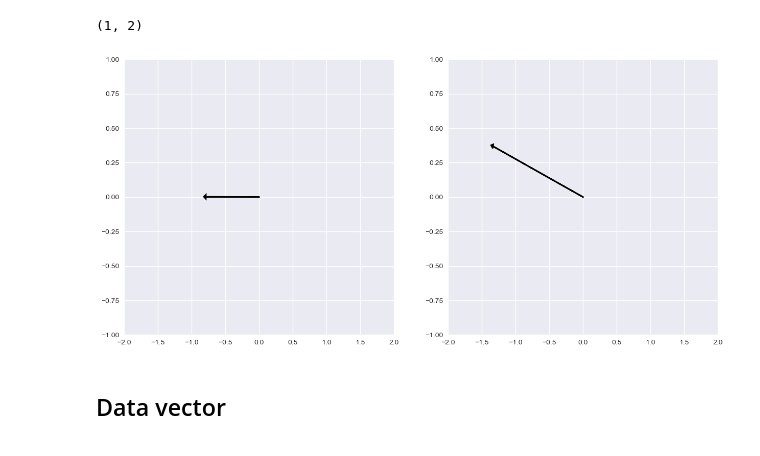
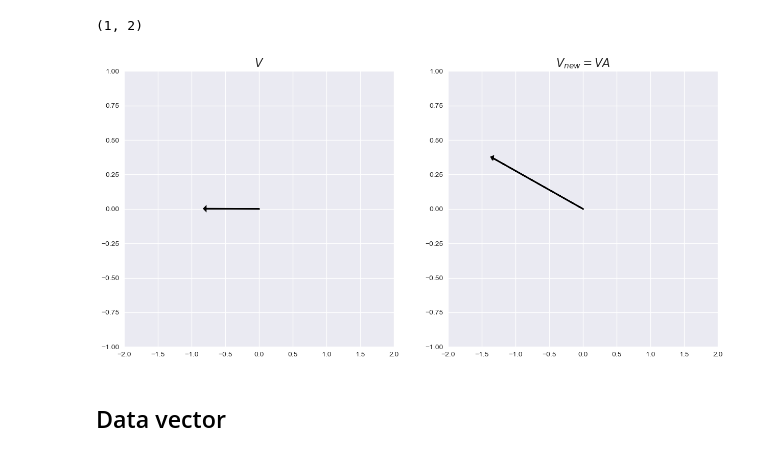
Before and after one commit to OrnlyP63/Medium, a Jupyter notebook: ann-matrix/Neural-Net-In-The-Matrix.ipynb, the cells around one changed output. Saved outputs shown, nothing was run; the diff lists cells and outputs as text; code cells hidden in the pictures.

```diff
--- a/ann-matrix/Neural-Net-In-The-Matrix.ipynb
+++ b/ann-matrix/Neural-Net-In-The-Matrix.ipynb
@@ -44,15 +44,20 @@ res.shape
 # %%
 plt.figure(figsize=(15, 7))
 plt.subplot(1, 2, 1)
 plt.arrow(0, 0, V[0][0], V[0][1], head_width=0.03, head_length=0.03, linewidth=2,  fc='k', ec='k')
 plt.xlim(-2, 2)
 plt.ylim(-1, 1)
+plt.title('$V$', fontsize=16)
+
 plt.subplot(1, 2, 2)
 plt.arrow(0, 0, res[0][0], res[0][1], head_width=0.03, head_length=0.03, linewidth=2,  fc='k', ec='k')
 plt.xlim(-2, 2)
-plt.ylim(-1, 1);
+plt.ylim(-1, 1)
+plt.title('$V_{new} = VA$', fontsize=16)
+
+plt.savefig('transformed_vec.png');
 # %% [output]
-[figure, old version]
+[figure, new version]
 # %% [markdown]
 ## Data vector
 # %%
```
Also changed, not shown: parts of 13 cells of this notebook, 21 other files.
